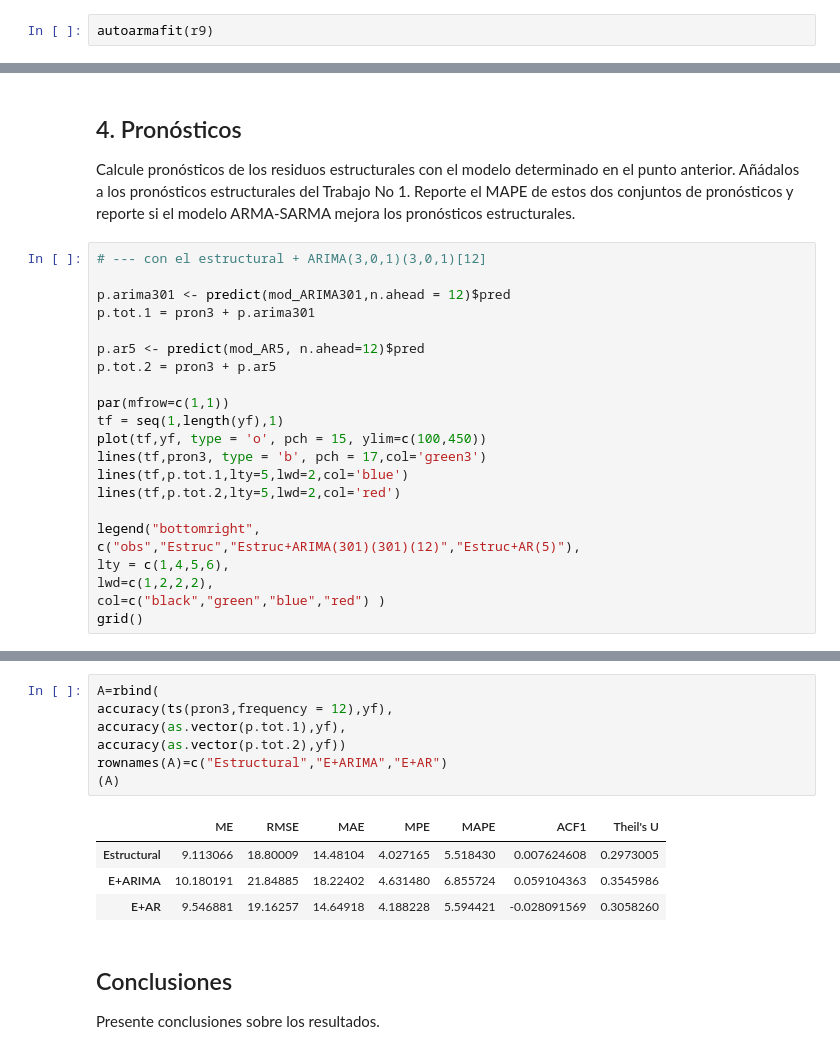
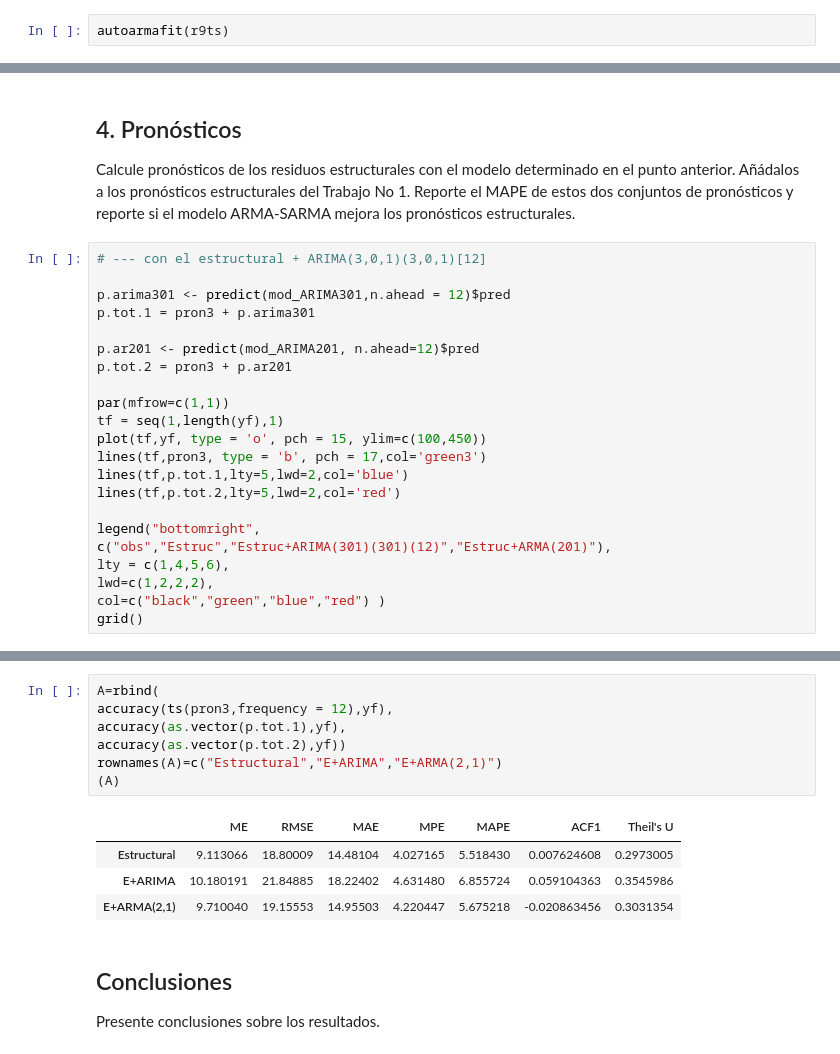
Before and after one commit to davidrivera62/Trabajo2, a Jupyter notebook: Trabajo 2.ipynb, the cells around one changed output, grey strips where cells are left out. Cells and saved outputs as stored; diff of their text form.

```diff
--- a/Trabajo 2.ipynb
+++ b/Trabajo 2.ipynb
@@ -336,7 +313,7 @@ Con la funcion de Autoarima, y parametrizaciones $p_{max}$ = 24, $q_{max}$ = 24,
 d ) con autoarmafit. Identifique un posible modelo ARMA-SARMA mediante la
 función autoarmafit() de la librerı́a timsac. Reporte el modelo.
 # %%
-autoarmafit(r9)
+autoarmafit(r9ts)
 # %% [output]
 Case No. 1
 
@@ -487,8 +464,8 @@ ARMA-SARMA mejora los pronósticos estructurales.
 p.arima301 <- predict(mod_ARIMA301,n.ahead = 12)$pred
 p.tot.1 = pron3 + p.arima301
 
-p.ar5 <- predict(mod_AR5, n.ahead=12)$pred
-p.tot.2 = pron3 + p.ar5
+p.ar201 <- predict(mod_ARIMA201, n.ahead=12)$pred
+p.tot.2 = pron3 + p.ar201
 
 par(mfrow=c(1,1))
 tf = seq(1,length(yf),1)
@@ -498,7 +475,7 @@ lines(tf,p.tot.1,lty=5,lwd=2,col='blue')
 lines(tf,p.tot.2,lty=5,lwd=2,col='red')
 
 legend("bottomright",
-c("obs","Estruc","Estruc+ARIMA(301)(301)(12)","Estruc+AR(5)"),
+c("obs","Estruc","Estruc+ARIMA(301)(301)(12)","Estruc+ARMA(201)"),
 lty = c(1,4,5,6),
 lwd=c(1,2,2,2),
 col=c("black","green","blue","red") )
@@ -508,15 +485,15 @@ grid()
 # %%
 A=rbind(
 accuracy(ts(pron3,frequency = 12),yf),
 accuracy(as.vector(p.tot.1),yf),
 accuracy(as.vector(p.tot.2),yf))
-rownames(A)=c("Estructural","E+ARIMA","E+AR")
+rownames(A)=c("Estructural","E+ARIMA","E+ARMA(2,1)")
 (A)
 # %% [output]
 |  | ME | RMSE | MAE | MPE | MAPE | ACF1 | Theil's U |
 | Estructural | 9.113066 | 18.80009 | 14.48104 | 4.027165 | 5.518430 | 0.007624608 | 0.2973005 |
 | E+ARIMA | 10.180191 | 21.84885 | 18.22402 | 4.631480 | 6.855724 | 0.059104363 | 0.3545986 |
-| E+AR | 9.546881 | 19.16257 | 14.64918 | 4.188228 | 5.594421 | -0.028091569 | 0.3058260 |
+| E+ARMA(2,1) | 9.710040 | 19.15553 | 14.95503 | 4.220447 | 5.675218 | -0.020863456 | 0.3031354 |
 # %% [markdown]
 ## Conclusiones ##
 
```
Also changed, not shown: parts of 13 cells of this notebook.
